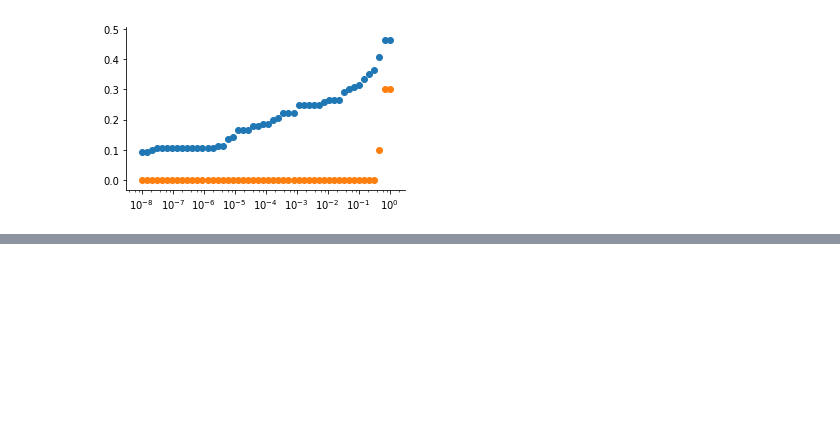
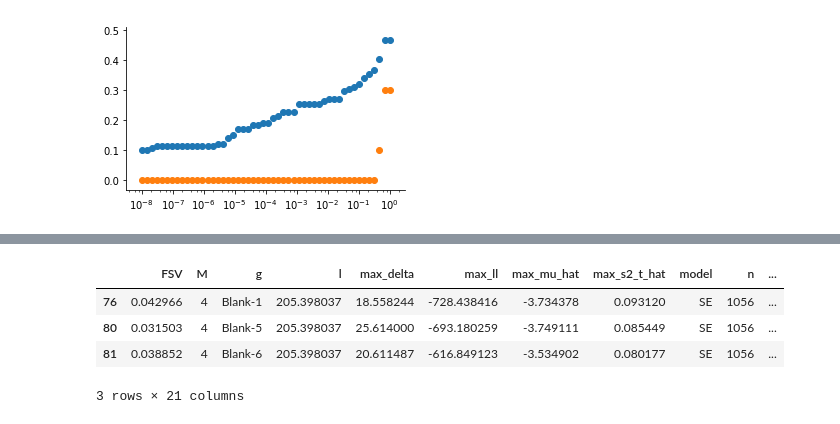
Before and after one commit to Teichlab/SpatialDE, a Jupyter notebook: Analysis/MERFISH/MERFISH Analysis.ipynb, the cells around one changed output, grey strips where cells are left out. Saved outputs shown, nothing was run; the diff lists cells and outputs as text; code cells hidden in the pictures; blank space fills up the shorter version.

```diff
--- a/Analysis/MERFISH/MERFISH Analysis.ipynb
+++ b/Analysis/MERFISH/MERFISH Analysis.ipynb
@@ -379,0 +393,8 @@ plt.scatter(fdrs, blank_pct);
+# %%
+results.query('bp_blanks < 0.05 & g in @blank_genes')
+# %% [output]
+|  | FSV | M | g | l | max_delta | max_ll | max_mu_hat | max_s2_t_hat | model | n | ... |
+| 76 | 0.042966 | 4 | Blank-1 | 205.398037 | 18.558244 | -728.438416 | -3.734378 | 0.093120 | SE | 1056 | ... |
+| 80 | 0.031503 | 4 | Blank-5 | 205.398037 | 25.614000 | -693.180259 | -3.749111 | 0.085449 | SE | 1056 | ... |
+| 81 | 0.038852 | 4 | Blank-6 | 205.398037 | 20.611487 | -616.849123 | -3.534902 | 0.080177 | SE | 1056 | ... |
+3 rows × 21 columns
```
Also changed, not shown: parts of 17 cells of this notebook, 3 other files.
